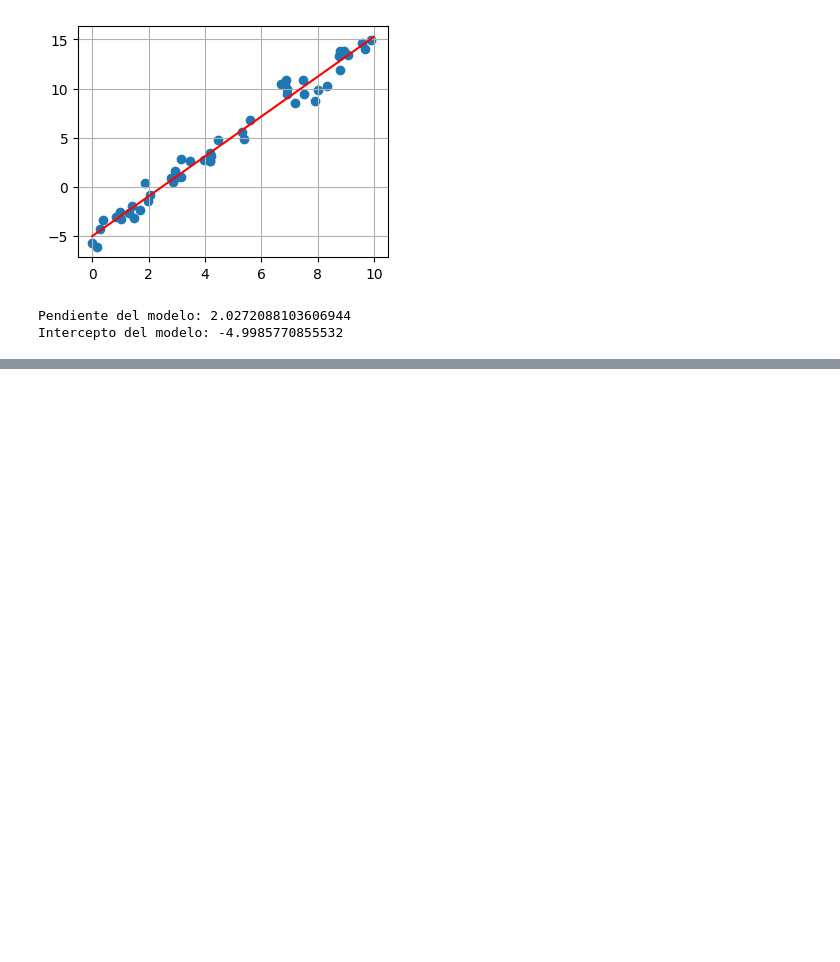
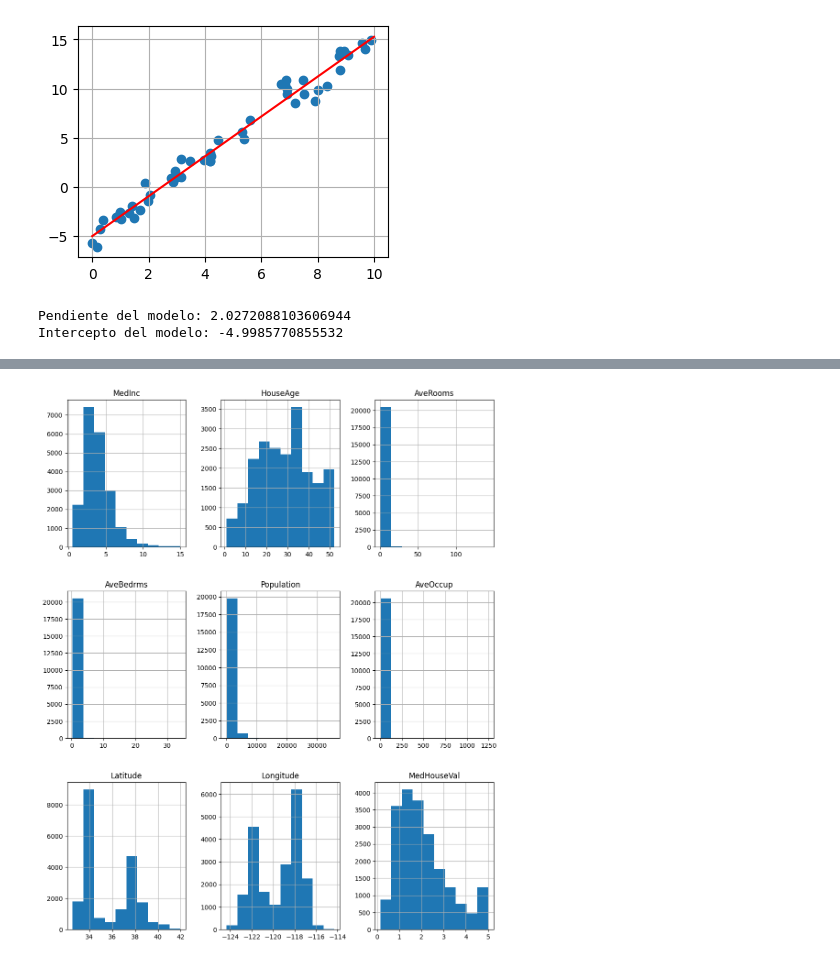
Before and after one commit to julihdez36/Metodos_estadisticos, a Jupyter notebook: Regresion lineal.ipynb, the cells around one changed output, grey strips where cells are left out. Cells and saved outputs as stored; diff of their text form; code cells hidden in the pictures; blank space fills up the shorter version.

```diff
--- a/Regresion lineal.ipynb
+++ b/Regresion lineal.ipynb
@@ -53,0 +153,4 @@ Intercepto del modelo: -4.9985770855532
+# %%
+df.hist(figsize=(12, 15));
+# %% [output]
+[figure, added]
```
Also changed, not shown: parts of 23 cells of this notebook, 2 other files.
